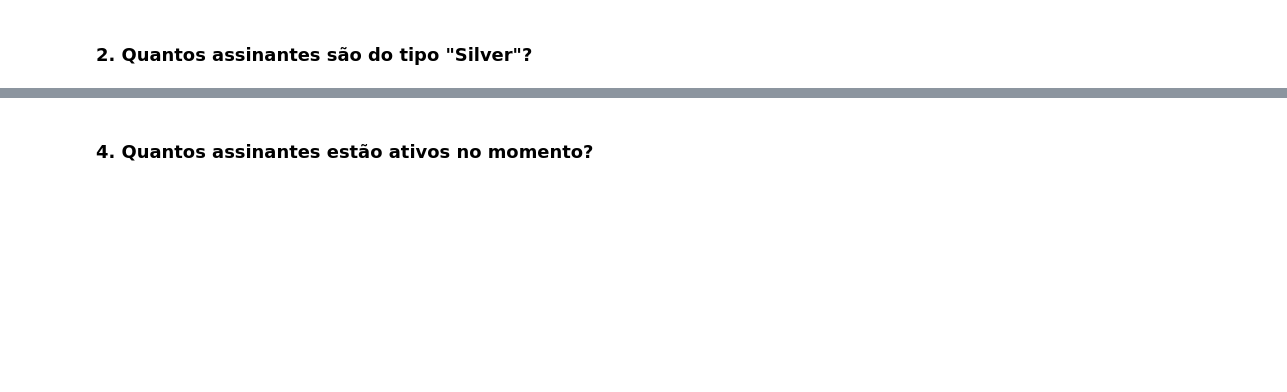
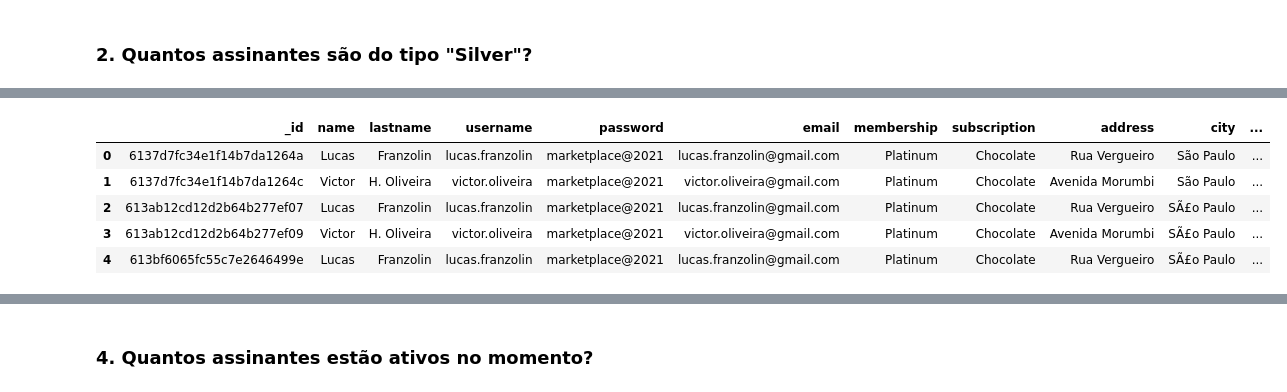
Before and after one commit to equipe3-eng-software/inf325-marketplace-final, a Jupyter notebook: notebooks/data_analytics.ipynb, the cells around one changed output, grey strips where cells are left out. Drawn from its saved outputs; the diff is of its cells as text; code cells hidden in the pictures; blank space fills up the shorter version.

```diff
--- a/notebooks/data_analytics.ipynb
+++ b/notebooks/data_analytics.ipynb
@@ -88,3 +108,13 @@ pprint(list(docs))
         'username': 'victor.oliveira',
     },
 ]
+# %%
+df = pd.DataFrame(db.Membership.find({"membership": "Platinum"}))
+df.head()
+# %% [output]
+|  | _id | name | lastname | username | password | email | membership | subscription | address | city | ... |
+| 0 | 6137d7fc34e1f14b7da1264a | Lucas | Franzolin | lucas.franzolin | marketplace@2021 | lucas.franzolin@gmail.com | Platinum | Chocolate | Rua Vergueiro | São Paulo | ... |
+| 1 | 6137d7fc34e1f14b7da1264c | Victor | H. Oliveira | victor.oliveira | marketplace@2021 | victor.oliveira@gmail.com | Platinum | Chocolate | Avenida Morumbi | São Paulo | ... |
+| 2 | 613ab12cd12d2b64b277ef07 | Lucas | Franzolin | lucas.franzolin | marketplace@2021 | lucas.franzolin@gmail.com | Platinum | Chocolate | Rua Vergueiro | SÃ£o Paulo | ... |
+| 3 | 613ab12cd12d2b64b277ef09 | Victor | H. Oliveira | victor.oliveira | marketplace@2021 | victor.oliveira@gmail.com | Platinum | Chocolate | Avenida Morumbi | SÃ£o Paulo | ... |
+| 4 | 613bf6065fc55c7e2646499e | Lucas | Franzolin | lucas.franzolin | marketplace@2021 | lucas.franzolin@gmail.com | Platinum | Chocolate | Rua Vergueiro | SÃ£o Paulo | ... |
```
Also changed, not shown: parts of 19 cells of this notebook.
